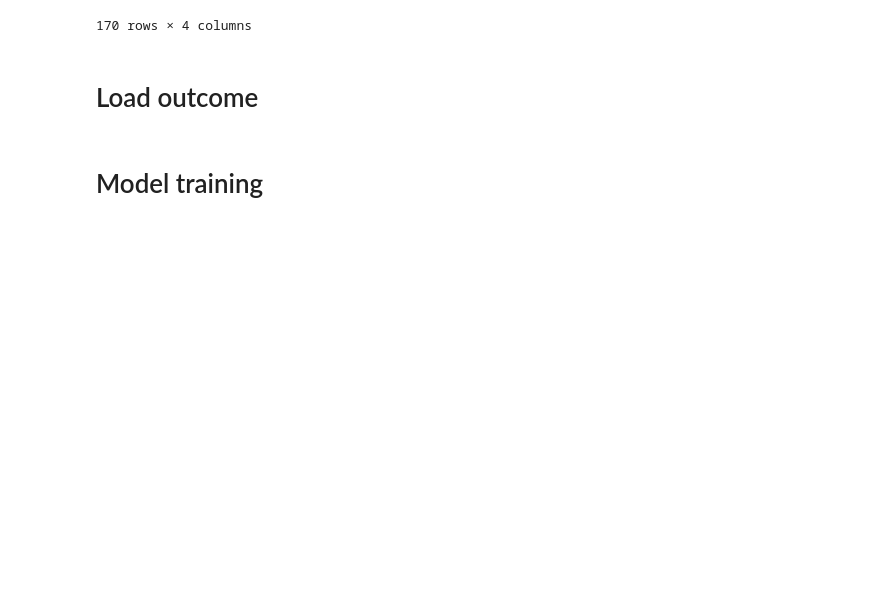
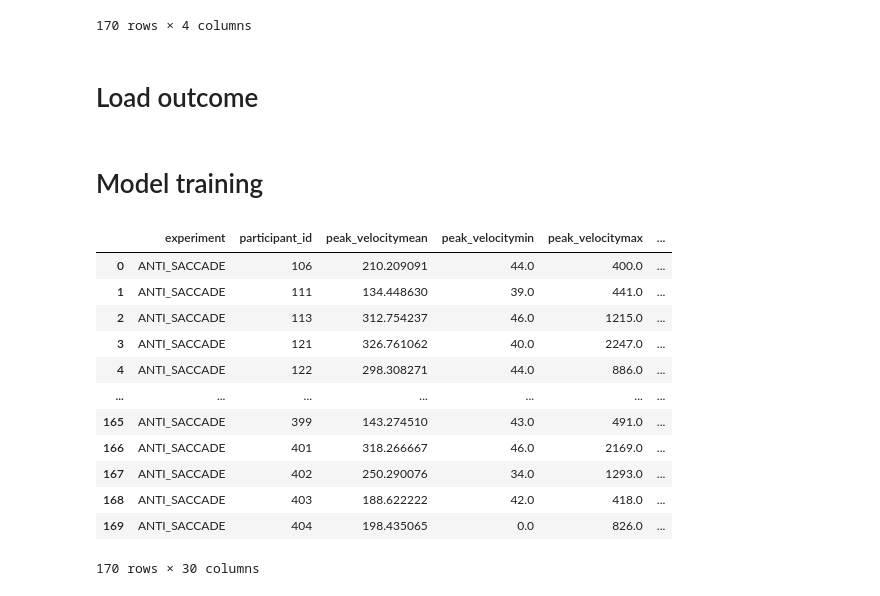
Before and after one commit to krusand/Analyzing-concussions-through-eyetracking-measurements, a Jupyter notebook: src/features.ipynb, the cells around one changed output. Cells and saved outputs as stored; diff of their text form; code cells hidden in the pictures; blank space fills up the shorter version.

```diff
--- a/src/features.ipynb
+++ b/src/features.ipynb
@@ -70,6 +90,22 @@ demographics["participant_id"] = demographics["ID"].astype(str)
 demographics = demographics[["participant_id", "y"]]
 # %% [markdown]
 # Model training
+# %%
+data
+# %% [output]
+|  | experiment | participant_id | peak_velocitymean | peak_velocitymin | peak_velocitymax | ... |
+| 0 | ANTI_SACCADE | 106 | 210.209091 | 44.0 | 400.0 | ... |
+| 1 | ANTI_SACCADE | 111 | 134.448630 | 39.0 | 441.0 | ... |
+| 2 | ANTI_SACCADE | 113 | 312.754237 | 46.0 | 1215.0 | ... |
+| 3 | ANTI_SACCADE | 121 | 326.761062 | 40.0 | 2247.0 | ... |
+| 4 | ANTI_SACCADE | 122 | 298.308271 | 44.0 | 886.0 | ... |
+| ... | ... | ... | ... | ... | ... | ... |
+| 165 | ANTI_SACCADE | 399 | 143.274510 | 43.0 | 491.0 | ... |
+| 166 | ANTI_SACCADE | 401 | 318.266667 | 46.0 | 2169.0 | ... |
+| 167 | ANTI_SACCADE | 402 | 250.290076 | 34.0 | 1293.0 | ... |
+| 168 | ANTI_SACCADE | 403 | 188.622222 | 42.0 | 418.0 | ... |
+| 169 | ANTI_SACCADE | 404 | 198.435065 | 0.0 | 826.0 | ... |
+170 rows × 30 columns
 # %%
 data = pd.merge(features, demographics, how='left', on='participant_id')
 y_data = data["y"]
```
Also changed, not shown: parts of 6 cells of this notebook.
